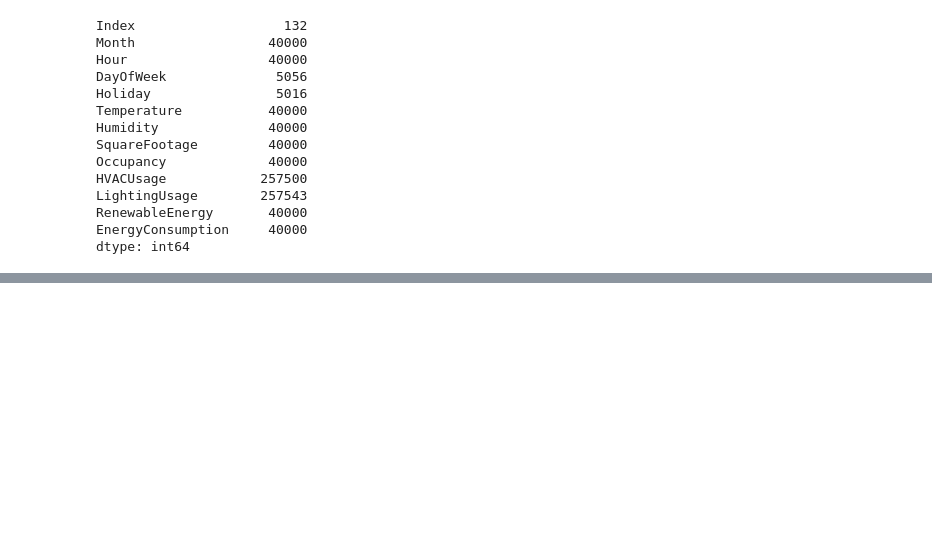
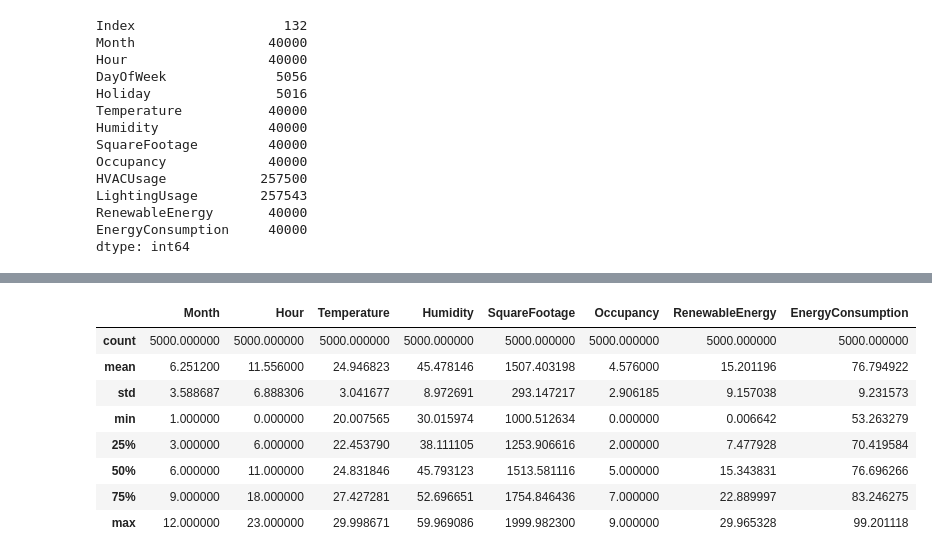
Before and after one commit to vinicuervo/Treinamento-ScitecJr-2026, a Jupyter notebook: aula2/atividade2.ipynb, the cells around one changed output, grey strips where cells are left out. Drawn from its saved outputs; the diff is of its cells as text; code cells hidden in the pictures; blank space fills up the shorter version.

```diff
--- a/aula2/atividade2.ipynb
+++ b/aula2/atividade2.ipynb
@@ -86,0 +251,4 @@ dtype: int64
+# %%
+df['Month'] = df['Month'].astype('int8')
+df['Hour'] = df['Hour'].astype('int8')
+df['Occupancy'] = df['Occupancy'].astype('int8')
@@ -86,0 +272,6 @@ dtype: int64
+# %%
+df['Temperature'] = df['Temperature'].astype('float32')
+df['Humidity'] = df['Humidity'].astype('float32')
+df['SquareFootage'] = df['SquareFootage'].astype('float32')
+df['RenewableEnergy'] = df['RenewableEnergy'].astype('float32')
+df['EnergyConsumption'] = df['EnergyConsumption'].astype('float32')
@@ -86,0 +317,12 @@ dtype: int64
+# %%
+df.describe()
+# %% [output]
+|  | Month | Hour | Temperature | Humidity | SquareFootage | Occupancy | RenewableEnergy | EnergyConsumption |
+| count | 5000.000000 | 5000.000000 | 5000.000000 | 5000.000000 | 5000.000000 | 5000.000000 | 5000.000000 | 5000.000000 |
+| mean | 6.251200 | 11.556000 | 24.946823 | 45.478146 | 1507.403198 | 4.576000 | 15.201196 | 76.794922 |
+| std | 3.588687 | 6.888306 | 3.041677 | 8.972691 | 293.147217 | 2.906185 | 9.157038 | 9.231573 |
+| min | 1.000000 | 0.000000 | 20.007565 | 30.015974 | 1000.512634 | 0.000000 | 0.006642 | 53.263279 |
+| 25% | 3.000000 | 6.000000 | 22.453790 | 38.111105 | 1253.906616 | 2.000000 | 7.477928 | 70.419584 |
+| 50% | 6.000000 | 11.000000 | 24.831846 | 45.793123 | 1513.581116 | 5.000000 | 15.343831 | 76.696266 |
+| 75% | 9.000000 | 18.000000 | 27.427281 | 52.696651 | 1754.846436 | 7.000000 | 22.889997 | 83.246275 |
+| max | 12.000000 | 23.000000 | 29.998671 | 59.969086 | 1999.982300 | 9.000000 | 29.965328 | 99.201118 |
```
Also changed, not shown: parts of 17 cells of this notebook, 1 other file.
